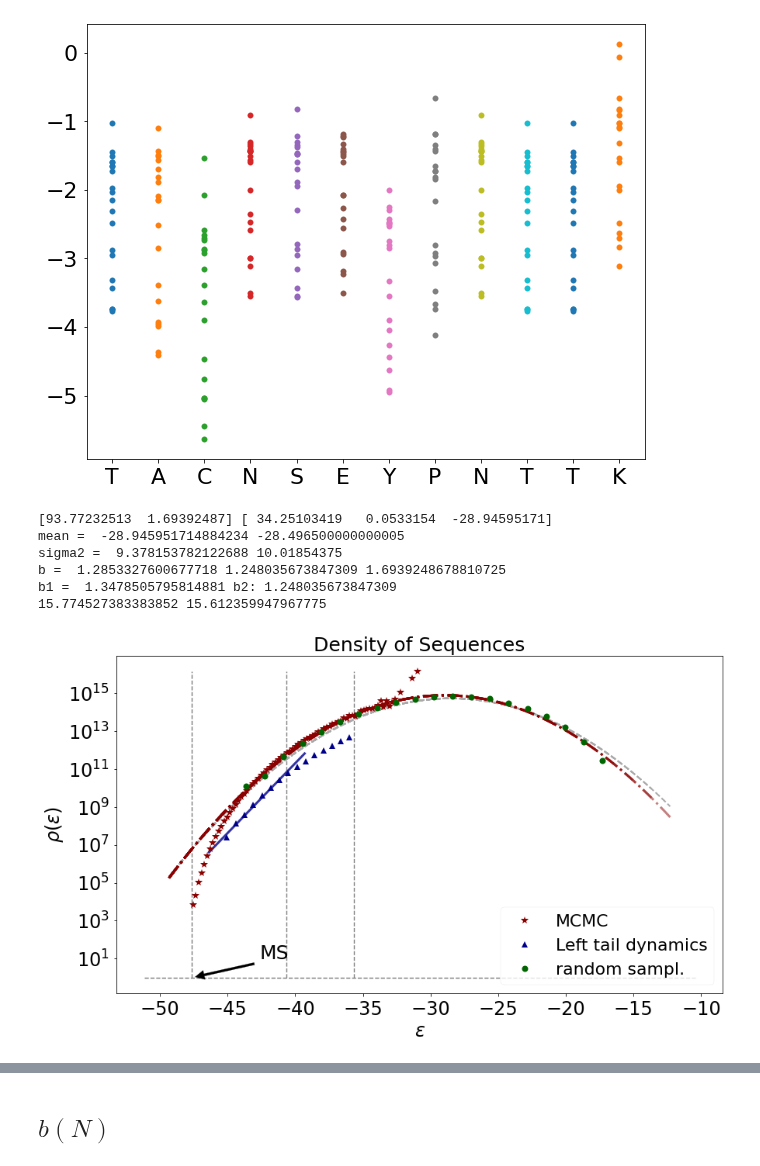
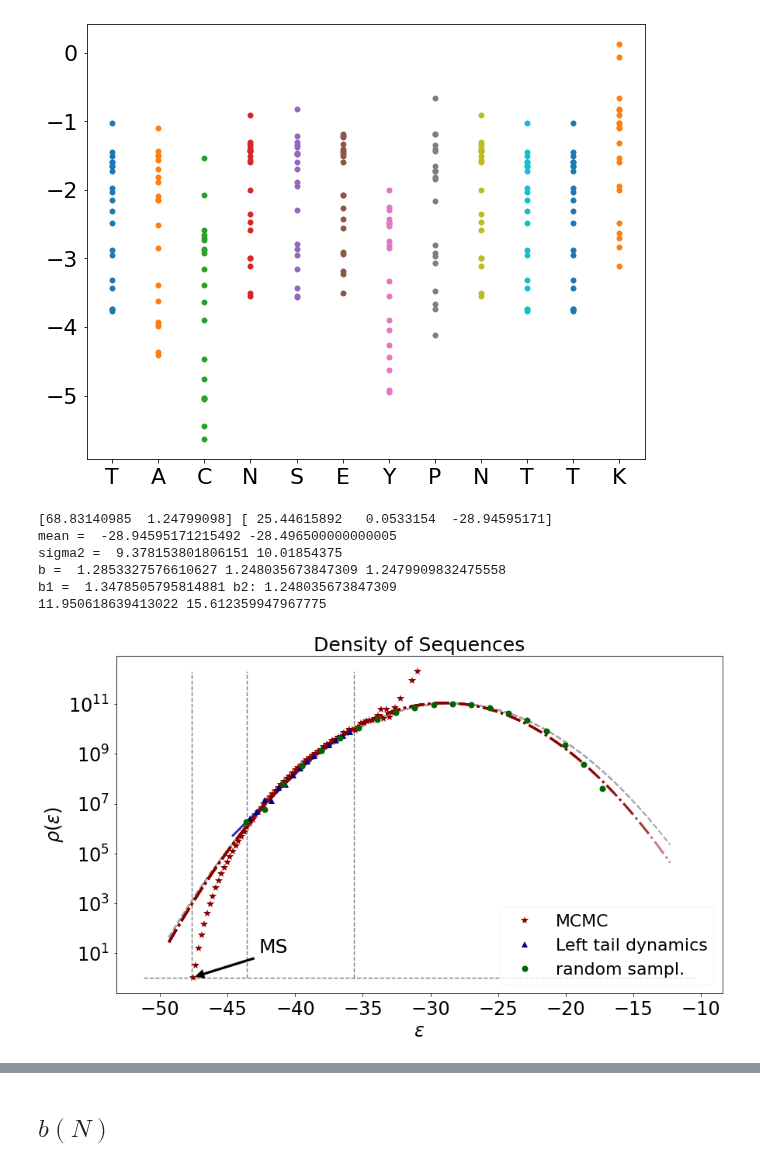
Before and after one commit to betoto008/Affinity_maturation, a Jupyter notebook: Jupyter_Notebooks/0_Shape_Space.ipynb, the cells around one changed output, grey strips where cells are left out. Cells and saved outputs as stored; diff of their text form; code cells hidden in the pictures.

```diff
--- a/Jupyter_Notebooks/0_Shape_Space.ipynb
+++ b/Jupyter_Notebooks/0_Shape_Space.ipynb
@@ -162,7 +162,7 @@ antigen = 'TACNSEYPNTTK'
 T = .5
 L = 12
 N_MCMC = 1e8
-N_dynamics = 1e5
+N_dynamics = 1e3
 N_random = 1e4
 data_MCMC=np.loadtxt(Text_files_path + 'MCMC/output_L-%d_T-%.6f_N-%d_Antigen-'%(L,T, N_MCMC)+antigen+'.txt')
 data_dynamics_tail=np.loadtxt(Text_files_path + 'Dynamics/ensemble/energies_tail_ensemble_L-%d_N-%d_Antigen-'%(L, N_dynamics)+antigen+'.txt')
@@ -209,7 +209,7 @@ e_max_MCMC = data_MCMC_rho[1][-2]
 e_min_MCMC = data_MCMC_rho[1][0]
 
 e_MCMC = data_MCMC_rho[1][:-1] + abs(data_MCMC_rho[1][1:]-data_MCMC_rho[1][:-1])/2
-rho_e_MCMC = (data_MCMC_rho[0]/(np.exp(-e_MCMC/T)))*1e43#/(data_MCMC_rho[0][0]/(np.exp(-e_MCMC[0]/T)))
+rho_e_MCMC = (data_MCMC_rho[0]/(np.exp(-e_MCMC/T)))/(data_MCMC_rho[0][0]/(np.exp(-e_MCMC[0]/T)))
 
 ax.plot(e_MCMC, rho_e_MCMC, linestyle = "", marker = '*', color = 'darkred', ms = 10, alpha = 1, label = 'MCMC',zorder=20)
 
@@ -219,7 +219,7 @@ e_max_dynamics_tail = data_dynamics_tail_rho[1][-2]
 e_min_dynamics_tail = data_dynamics_tail_rho[1][0]
 
 e_dynamics_tail = data_dynamics_tail_rho[1][:-1] + abs(data_dynamics_tail_rho[1][1:]-data_dynamics_tail_rho[1][:-1])/2
-rho_e_dynamics_tail = data_dynamics_tail_rho[0]*8e6
+rho_e_dynamics_tail = data_dynamics_tail_rho[0]*8e5
 
 ax.plot(e_dynamics_tail, rho_e_dynamics_tail, linestyle = "", marker = '^', color = 'darkblue', ms = 8, alpha = 1, label = 'Left tail dynamics',zorder=20)
 
@@ -228,7 +228,7 @@ e_max_random = data_random_rho[1][-2]
 e_min_random = data_random_rho[1][0]
 
 e_random = data_random_rho[1][:-1] + abs(data_random_rho[1][1:]-data_random_rho[1][:-1])/2
-rho_e_random = data_random_rho[0]*4e9
+rho_e_random = data_random_rho[0]*6e5
 
 ax.plot(e_random, rho_e_random, linestyle = "", marker = 'o', color = 'darkgreen', ms = 8, alpha = 1, label = 'random sampl.',zorder=20)
 
@@ -243,42 +243,46 @@ popt2, pcov2 = curve_fit(my_quadratic_func, e_random, np.log(rho_e_random), p0=(
 print(popt,popt2)
 
 e_array = np.linspace(e_min_dynamics_tail-1, e_max_dynamics_tail-3, 100)
 e_array2 = np.linspace(e_min_random-5, e_random+5, 100)
 
 ax.plot(e_array, np.exp(my_linear_func(e_array, *popt)), linestyle = "-", color = 'darkblue', linewidth = 3, alpha = 0.8,zorder=10)
 ax.plot(e_array2, np.exp(my_quadratic_func(e_array2, *popt2)), linestyle = "-.", color = 'darkred', linewidth = 3, alpha = 0.5,zorder=10)
 
-ax.plot(e_array2, np.exp(my_quadratic_func(e_array2, np.log((20**L)/(np.sqrt(2*np.pi*sum_var))), 1/(2*sum_var), sum_mean)), linestyle = "--", color = 'darkgrey', linewidth = 2)
+ax.plot(e_array2, np.exp(my_quadratic_func(e_array2, 0.75*np.log((20**L)/(np.sqrt(2*np.pi*sum_var))), 1/(2*sum_var), sum_mean)), linestyle = "--", color = 'darkgrey', linewidth = 2)
 
-ax.vlines([e_MS,e_MS+bcell_range, e_MS+bcell_range-naive_range], 1, ax.get_ylim()[1], color = 'grey', linestyle='dashed')
+# Two set of lines
+#ax.vlines([e_MS,e_MS+bcell_range, e_MS+bcell_range-naive_range], 1, ax.get_ylim()[1], color = 'grey', linestyle='dashed')
+ax.vlines([e_MS,e_min_dynamics_tail, e_MS+bcell_range], 1, ax.get_ylim()[1], color = 'grey', linestyle='dashed')
+
+
 ax.annotate('MS', xy=(e_MS,1), xytext = (e_MS + 5, 10), fontsize = 25, arrowprops=dict(facecolor='black', shrink=0.05, width = 3))
 
 ax.set_title('Density of Sequences', fontsize = 25)
 ax.set_xlabel(r'$\epsilon$', fontsize = 24)
 ax.set_ylabel(r'$\rho(\epsilon)$', fontsize = 24)
 ax.tick_params(labelsize = 24)
 ax.set_yscale('log')
 #ax.set_ylim(bottom=0.5)
 ax.hlines(1,ax.get_xlim()[0], ax.get_xlim()[1], linestyle = 'dashed', color = 'grey')
 ax.legend(loc = 4, fontsize = 22)
 #ax.set_xlim(-48, -38)
 #ax.set_xlim(-48, -38)
 print('mean = ', popt2[2], sum_mean)
 print('sigma2 = ', (1/(2*popt2[1])), sum_var)
 print('b = ', -2*popt2[1]*(-41-popt2[2]), -(-41-sum_mean)/(sum_var), popt[1])
 print('b1 = ', -(-42-sum_mean)/(sum_var), 'b2:', -(-41-sum_mean)/(sum_var))
 
 print(np.log10(np.exp(popt2[0])*np.sqrt(2*np.pi*((sum_var)))), np.log10(20**L))
-#fig.savefig('../Figures/0_Shape_Space/rho.png')
+fig.savefig('../Figures/0_Shape_Space/RHO.png')
 #np.log10(np.cumsum(data_E[0]*(data_E[1][1:]-data_E[1][:-1]))[-1])
 # %% [output]
-[93.77232513  1.69392487] [ 34.25103419   0.0533154  -28.94595171]
-mean =  -28.945951714884234 -28.496500000000005
-sigma2 =  9.378153782122688 10.01854375
-b =  1.2853327600677718 1.248035673847309 1.6939248678810725
+[68.83140985  1.24799098] [ 25.44615892   0.0533154  -28.94595171]
+mean =  -28.94595171215492 -28.496500000000005
+sigma2 =  9.378153801806151 10.01854375
+b =  1.2853327576610627 1.248035673847309 1.2479909832475558
 b1 =  1.3478505795814881 b2: 1.248035673847309
-15.774527383383852 15.612359947967775
+11.950618639413022 15.612359947967775
-[figure, old version]
+[figure, new version]
 # %%
 Ns_repertoire = np.array([1e1, 1e2, 1e3, 1e4, 1e5, 1e6, 20**L])*1e3
 cumsum_e_MCMC = np.cumsum(rho_e_MCMC*(data_MCMC_rho[1][1:]-data_MCMC_rho[1][:-1]))
```
Also changed, not shown: parts of 2 cells of this notebook, 24 other files.
